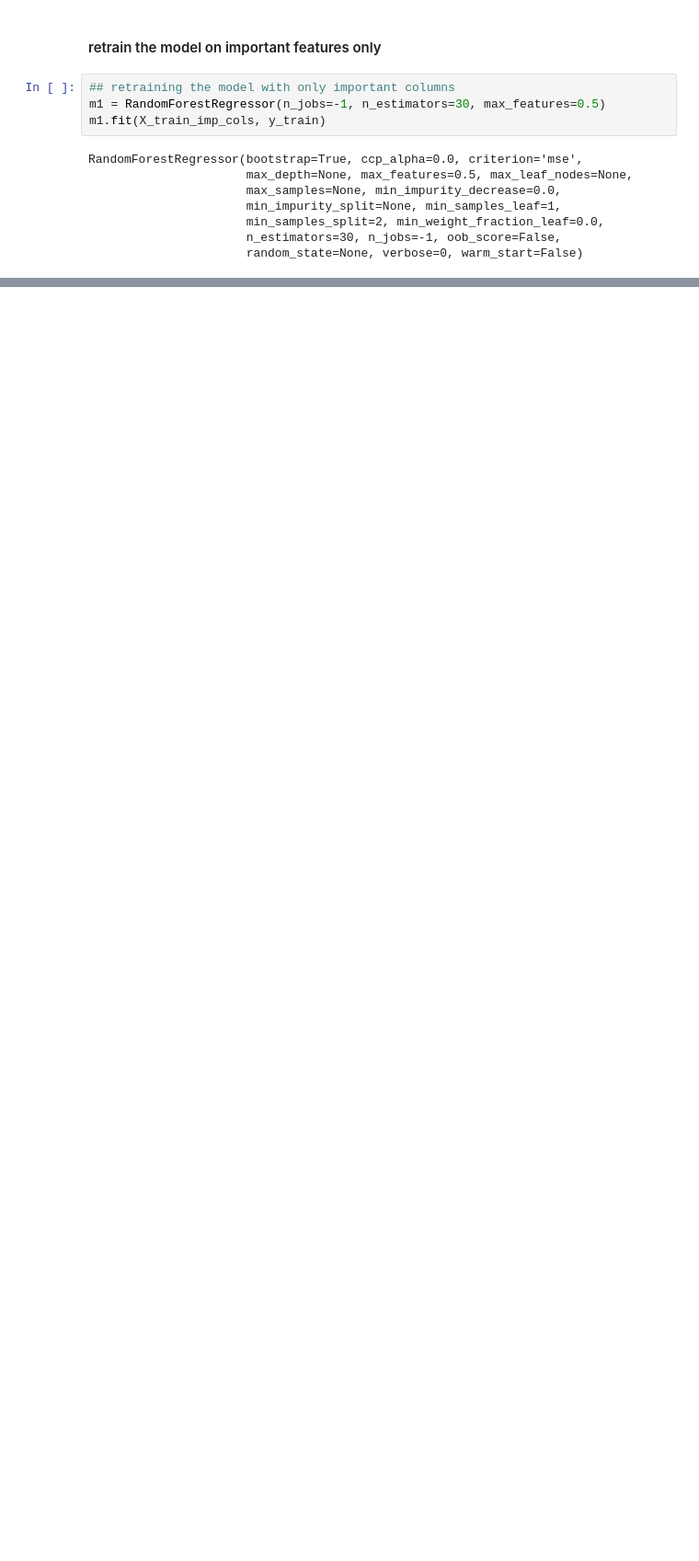
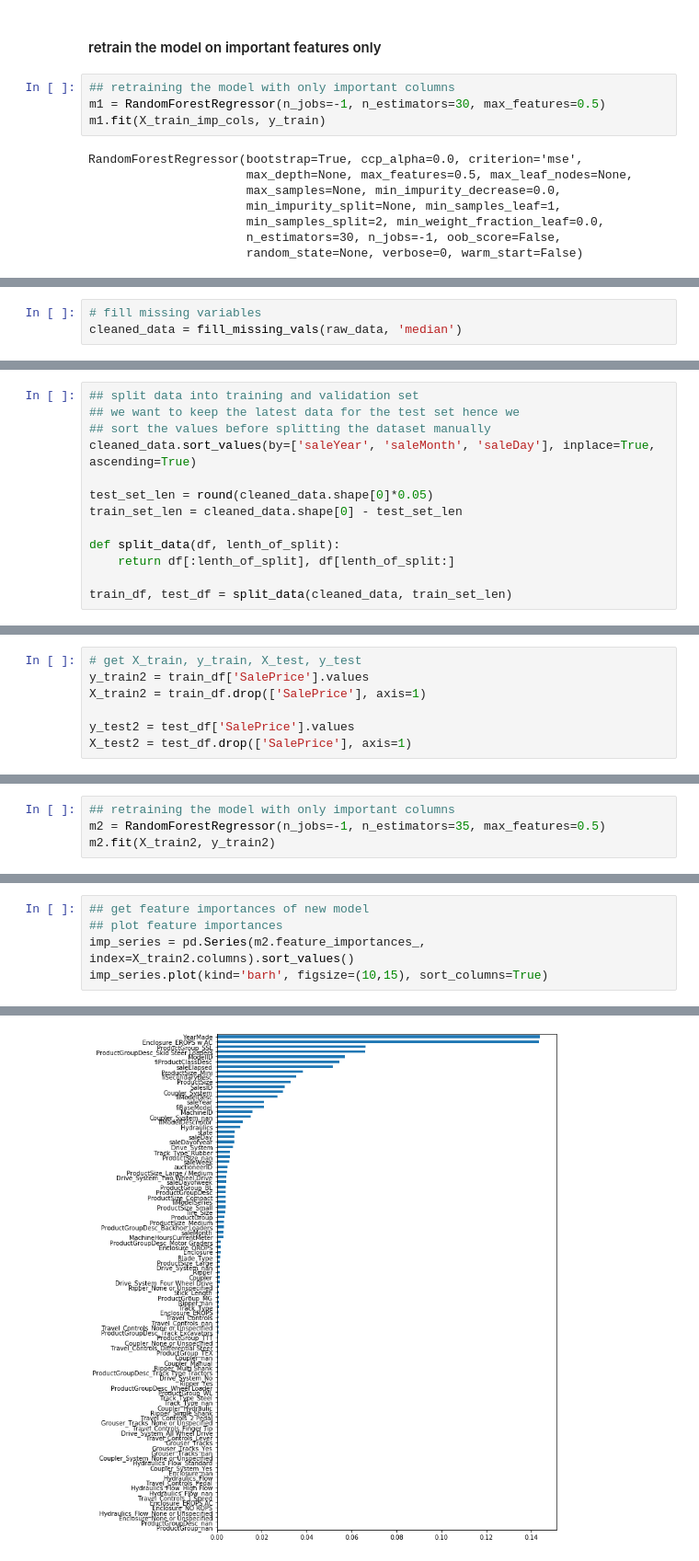
Before and after one commit to mathurk1/Fastai-ML-lessons, a Jupyter notebook: BlueBookForBulldozers.ipynb, the cells around one changed output, grey strips where cells are left out. Shown at 92% size. Cells and saved outputs as stored; diff of their text form; blank space fills up the shorter version.

```diff
--- a/BlueBookForBulldozers.ipynb
+++ b/BlueBookForBulldozers.ipynb
@@ -261,0 +349,3 @@ mean_squared_error(y_test, m1.predict(X_test[imp_only_columns]), squared=False)
+# %%
+# fill missing variables
+cleaned_data = fill_missing_vals(raw_data, 'median')
@@ -261,0 +372,13 @@ mean_squared_error(y_test, m1.predict(X_test[imp_only_columns]), squared=False)
+# %%
+## split data into training and validation set
+## we want to keep the latest data for the test set hence we
+## sort the values before splitting the dataset manually
+cleaned_data.sort_values(by=['saleYear', 'saleMonth', 'saleDay'], inplace=True, ascending=True)
+
+test_set_len = round(cleaned_data.shape[0]*0.05)
+train_set_len = cleaned_data.shape[0] - test_set_len
+
+def split_data(df, lenth_of_split):
+    return df[:lenth_of_split], df[lenth_of_split:]
+
+train_df, test_df = split_data(cleaned_data, train_set_len)
@@ -261,0 +393,7 @@ mean_squared_error(y_test, m1.predict(X_test[imp_only_columns]), squared=False)
+# %%
+# get X_train, y_train, X_test, y_test
+y_train2 = train_df['SalePrice'].values
+X_train2 = train_df.drop(['SalePrice'], axis=1)
+
+y_test2 = test_df['SalePrice'].values
+X_test2 = test_df.drop(['SalePrice'], axis=1)
@@ -261,0 +413,4 @@ mean_squared_error(y_test, m1.predict(X_test[imp_only_columns]), squared=False)
+# %%
+## retraining the model with only important columns
+m2 = RandomForestRegressor(n_jobs=-1, n_estimators=35, max_features=0.5)
+m2.fit(X_train2, y_train2)
@@ -261,0 +435,6 @@ mean_squared_error(y_test, m1.predict(X_test[imp_only_columns]), squared=False)
+# %%
+## get feature importances of new model
+## plot feature importances
+imp_series = pd.Series(m2.feature_importances_, index=X_train2.columns).sort_values()
+imp_series.plot(kind='barh', figsize=(10,15), sort_columns=True)
+# %% [output]
@@ -261,0 +442 @@ mean_squared_error(y_test, m1.predict(X_test[imp_only_columns]), squared=False)
+[figure, added]
```
Also changed, not shown: parts of 43 cells of this notebook.
